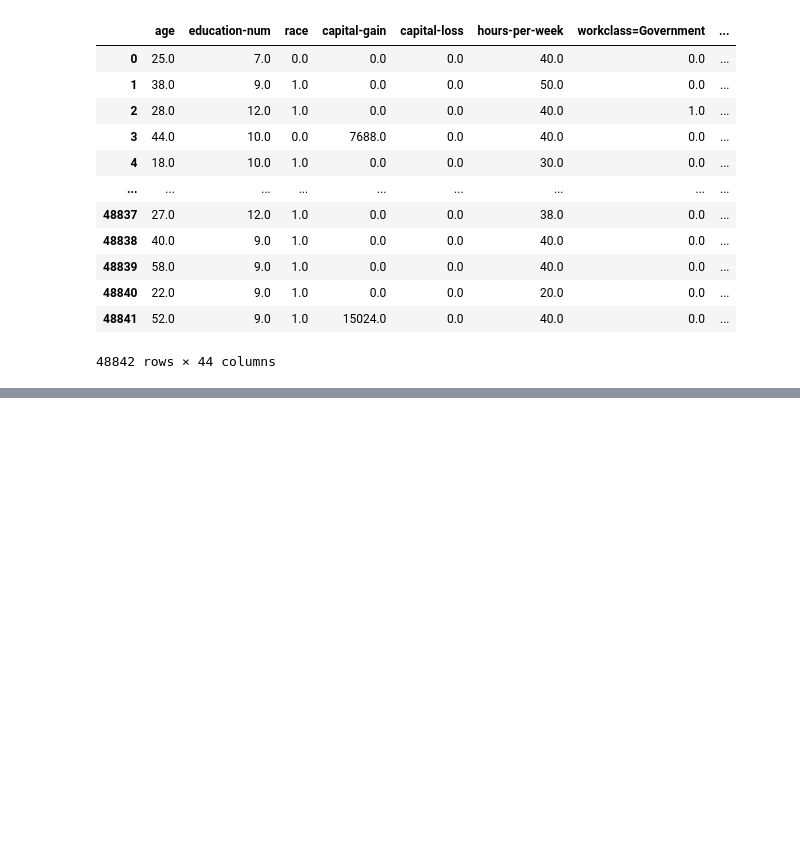
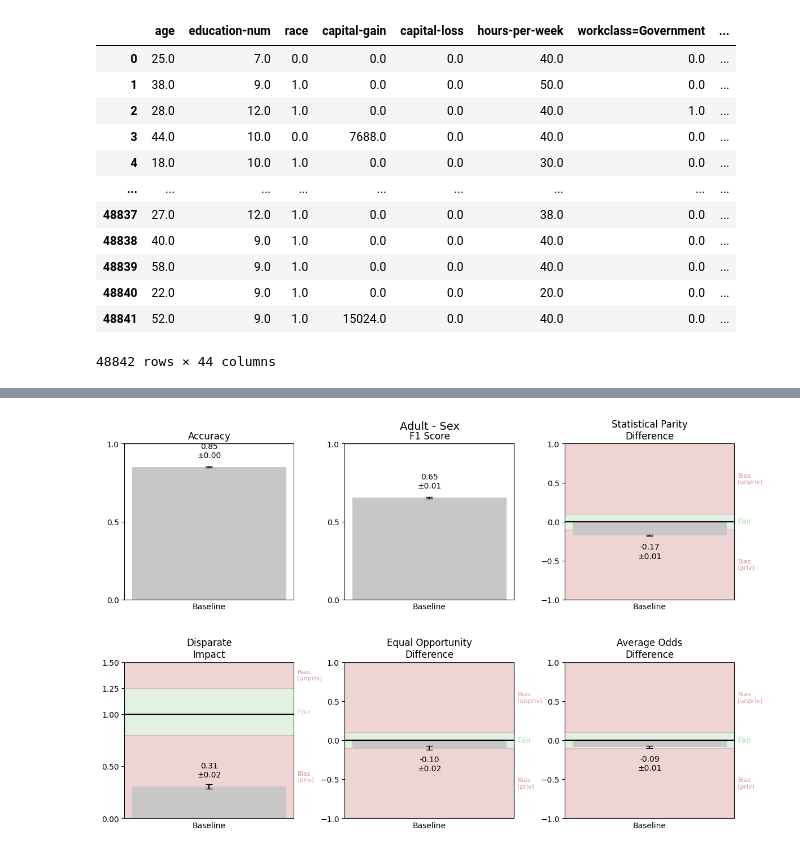
Before and after one commit to jeaend/bias-mitigation-aif360, a Jupyter notebook: notebooks/Adult_Income/02_baseline.ipynb, the cells around one changed output, grey strips where cells are left out. Saved outputs shown, nothing was run; the diff lists cells and outputs as text; code cells hidden in the pictures; blank space fills up the shorter version.

```diff
--- a/notebooks/Adult_Income/02_baseline.ipynb
+++ b/notebooks/Adult_Income/02_baseline.ipynb
@@ -106,0 +122,4 @@ df
+# %%
+viz_metrics_2x3(adult_sex_metrics_agg, title='Adult - Sex')
+# %% [output]
+[figure, added]
```
Also changed, not shown: parts of 6 cells of this notebook, 8 other files.
